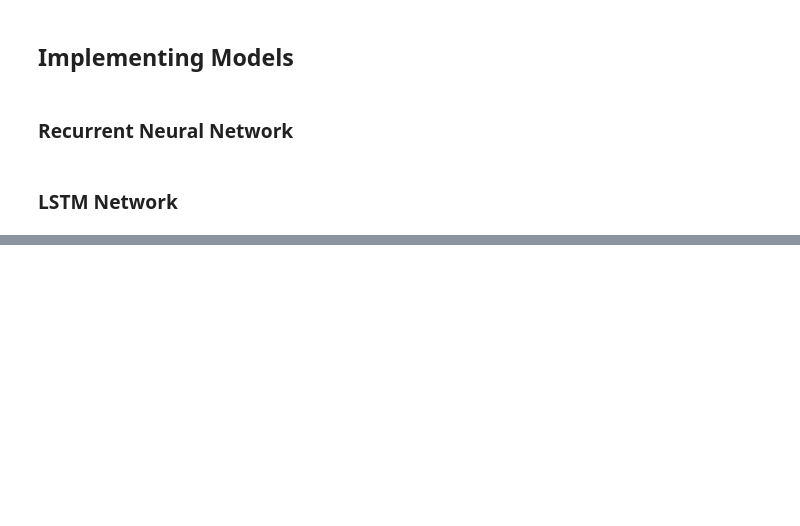
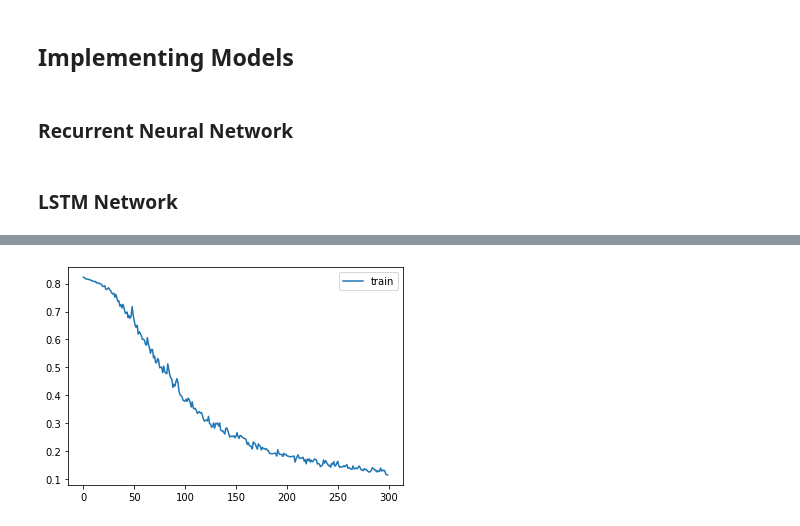
Before and after one commit to jonas-fullstack-dev/ml-financial-data, a Jupyter notebook: stocks.ipynb, the cells around one changed output, grey strips where cells are left out. Cells and saved outputs as stored; diff of their text form; code cells hidden in the pictures; blank space fills up the shorter version.

```diff
--- a/stocks.ipynb
+++ b/stocks.ipynb
@@ -290,2 +381,11 @@ ValueError: array split does not result in an equal division
 # %% [markdown]
 ### LSTM Network
+# %%
+def create_lstm_model(n_neurons, optimizer):
+    model = Sequential()
+    model.add(LSTM(units=n_neurons, recurrent_dropout=0.2, input_shape=(X_train_lstm.shape[1], X_train_lstm.shape[2])))
+    model.add(Dense(1))
+
+    model.compile(loss='mean_squared_error', optimizer=optimizer)
+
+    return model
@@ -291,0 +454,3 @@ ValueError: array split does not result in an equal division
+# %%
+model_lstm = create_lstm_model(100, 'adam')
+history_lstm = model_lstm.fit(X_train_lstm, y_train_lstm, epochs=300, batch_size=64, shuffle=False)
@@ -291,0 +475,7 @@ ValueError: array split does not result in an equal division
+# %%
+# Plot history
+pyplot.plot(history_lstm.history['loss'], label='train')
+pyplot.legend()
+pyplot.show()
+# %% [output]
+[figure, added]
```
Also changed, not shown: parts of 31 cells of this notebook.
